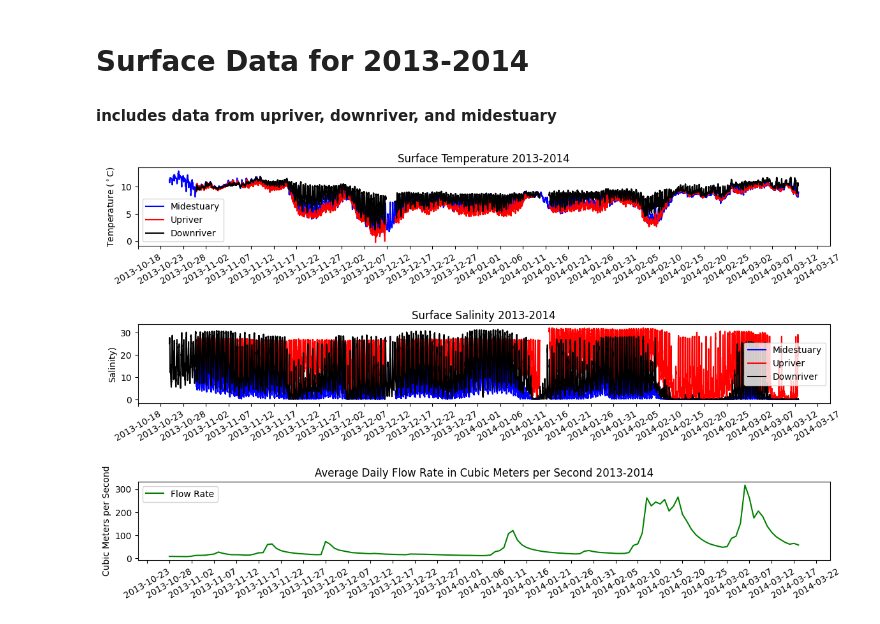
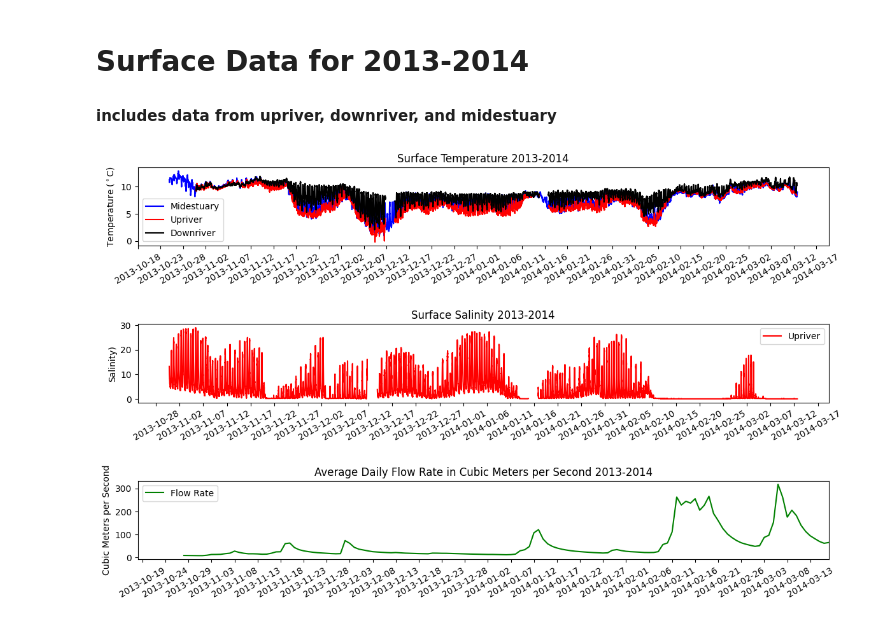
Before and after one commit to lebedevn/Alsea-Estuary-Data, a Jupyter notebook: surface_2013_2014.ipynb, the cells around one changed output. Drawn from its saved outputs; the diff is of its cells as text; code cells hidden in the pictures.

```diff
--- a/surface_2013_2014.ipynb
+++ b/surface_2013_2014.ipynb
@@ -140,34 +140,35 @@ plt.setp(axtemp, ylabel = "Temperature ($^\circ$C)")
 plt.setp(axsal, ylabel = "Salinity)")
 plt.setp(axflow, ylabel = "Cubic Meters per Second")
 
 #plot the data on the proper plot
 #include master time, and interpolated data for the salinity and temperature
 axtemp.plot(tmsMasterTime, interMidSurfaceTemp,color = 'blue', label= 'Midestuary')
 axtemp.plot(tmsMasterTime, interUpSurfaceTemp,  color = 'red', label = 'Upriver')
 axtemp.plot(tmsMasterTime, interDownSurfaceTemp, color = 'black', label = 'Downriver')
 
-axsal.plot(tmsMasterTime,interUpSurfaceSal,color = 'blue', label = "Midestuary")
-axsal.plot(tmsMasterTime, interDownSurfaceSal,color = 'red', label = "Upriver")
-axsal.plot(tmsMasterTime, interMidSurfaceSal,color = 'black', label = "Downriver")
+#axsal.plot(tmsMasterTime,interMidSurfaceSal,color = 'blue', label = "Midestuary")
+axsal.plot(tmsMasterTime, interUpSurfaceSal,color = 'red', label = "Upriver")
+#axsal.plot(tmsMasterTime, interDownSurfaceSal,color = 'black', label = "Downriver")
 axflow.plot(tmsFlow,flowDF['fRate'], color = 'green', label = 'Flow Rate')
 
 # Change the tick interval
 axtemp.xaxis.set_major_locator(mdates.DayLocator(interval=5))
 axsal.xaxis.set_major_locator(mdates.DayLocator(interval=5))
 axflow.xaxis.set_major_locator(mdates.DayLocator(interval=5))
+axflow.set_xlim(pd.Timestamp('2013-10-18'),pd.Timestamp('2014-03-17'))
 
 
 # Puts x-axis labels on an angle
 axtemp.xaxis.set_tick_params(rotation = 30)
 axsal.xaxis.set_tick_params(rotation = 30)
 axflow.xaxis.set_tick_params(rotation = 30)
 
 #adjust space between the plots
 plt.subplots_adjust(hspace=1)
 
 axtemp.legend()
 axsal.legend()
 axflow.legend()
 plt.show()
 # %% [output]
-[figure, old version]
+[figure, new version]
```
